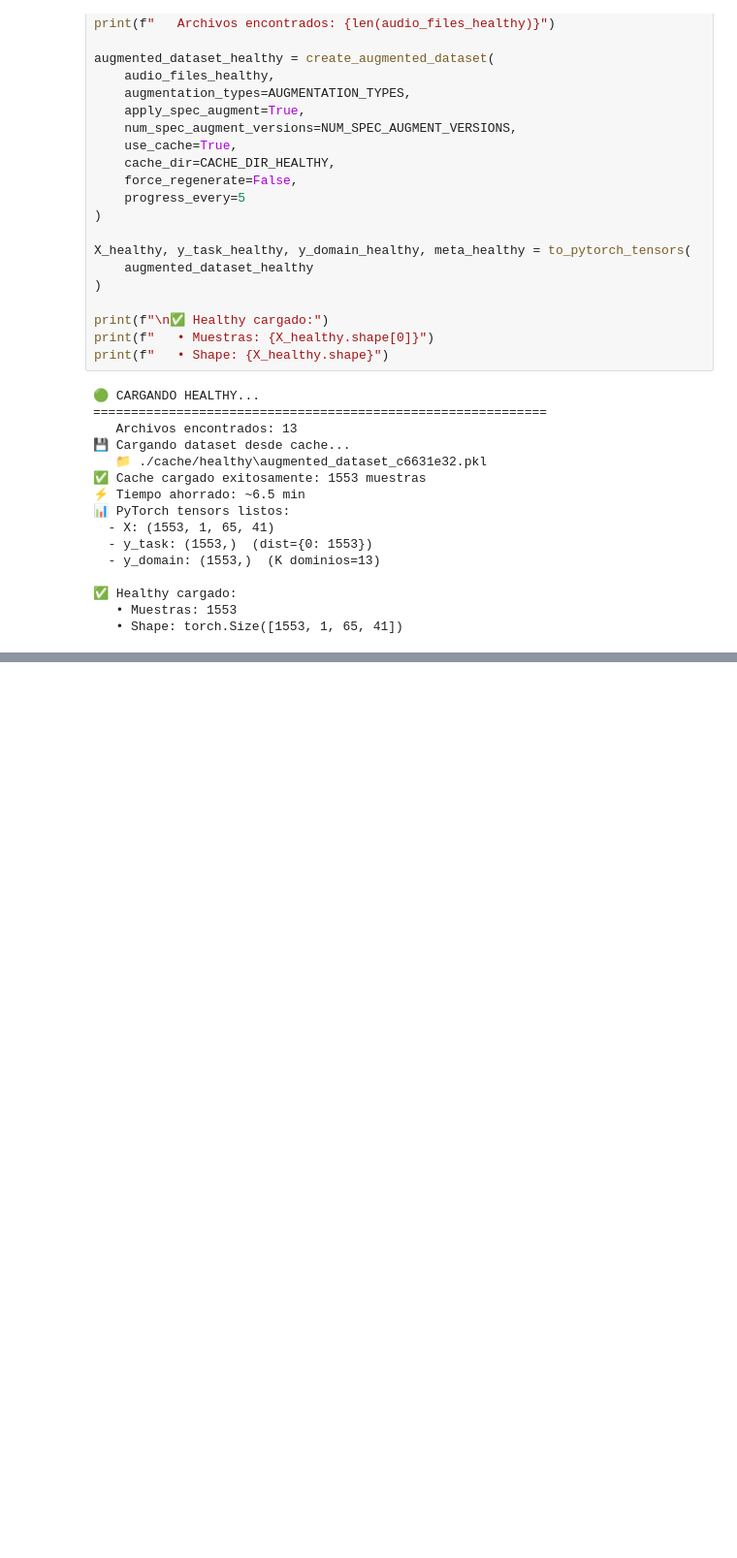
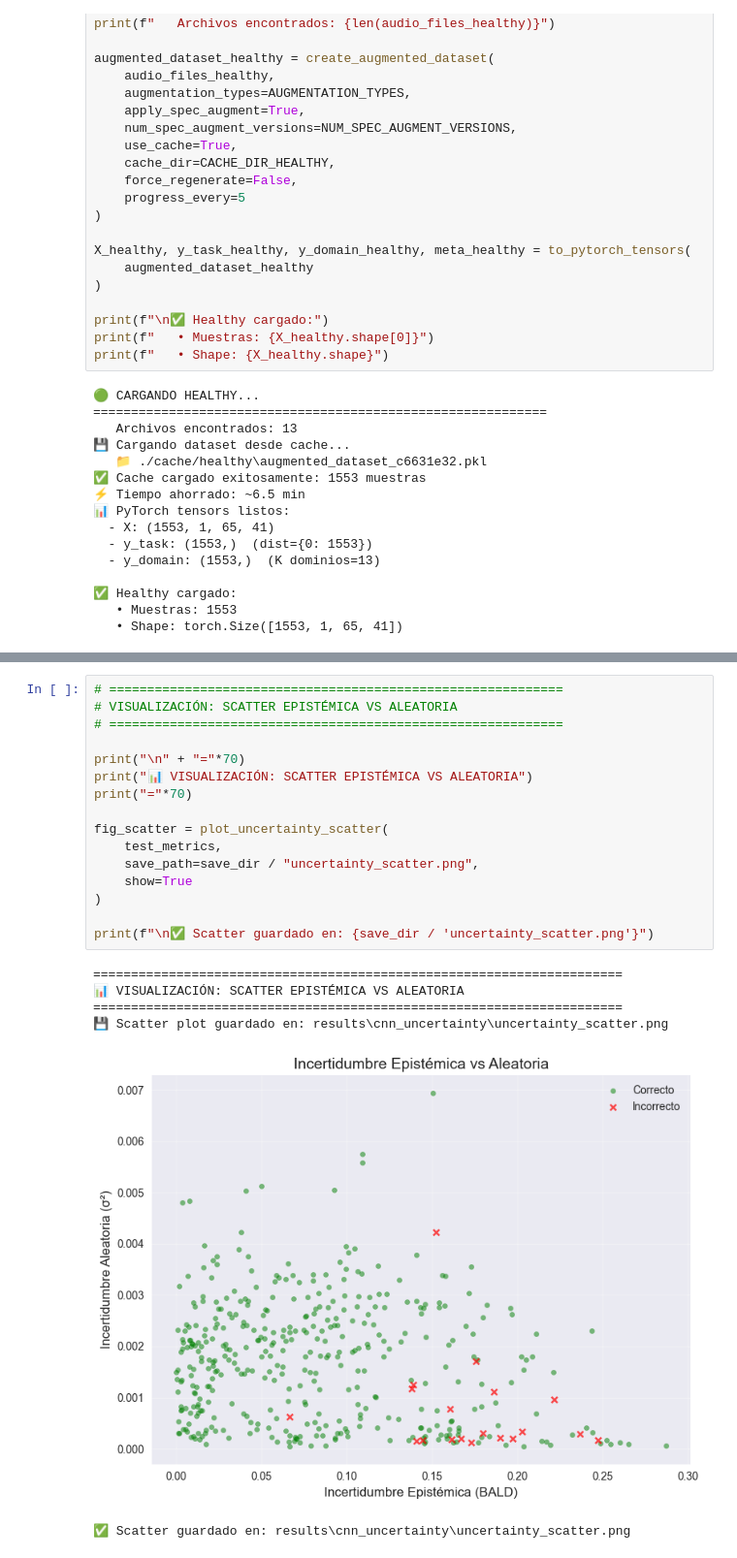
Before and after one commit to fecork/parkinson-voice-uncertainty, a Jupyter notebook: cnn_uncertainty_training.ipynb, the cells around one changed output, grey strips where cells are left out. Shown: that part at 97% size. Drawn from its saved outputs; the diff is of its cells as text; blank space fills up the shorter version.

```diff
--- a/cnn_uncertainty_training.ipynb
+++ b/cnn_uncertainty_training.ipynb
@@ -218,0 +699,23 @@ Parámetros entrenables: 27,588
+# %%
+# ============================================================
+# VISUALIZACIÓN: SCATTER EPISTÉMICA VS ALEATORIA
+# ============================================================
+
+print("\n" + "="*70)
+print("📊 VISUALIZACIÓN: SCATTER EPISTÉMICA VS ALEATORIA")
+print("="*70)
+
+fig_scatter = plot_uncertainty_scatter(
+    test_metrics,
+    save_path=save_dir / "uncertainty_scatter.png",
+    show=True
+)
+
+print(f"\n✅ Scatter guardado en: {save_dir / 'uncertainty_scatter.png'}")
+# %% [output]
+======================================================================
+📊 VISUALIZACIÓN: SCATTER EPISTÉMICA VS ALEATORIA
+======================================================================
+💾 Scatter plot guardado en: results\cnn_uncertainty\uncertainty_scatter.png
+[figure, added]
+✅ Scatter guardado en: results\cnn_uncertainty\uncertainty_scatter.png
```
Also changed, not shown: parts of 20 cells of this notebook, 16 other files.
